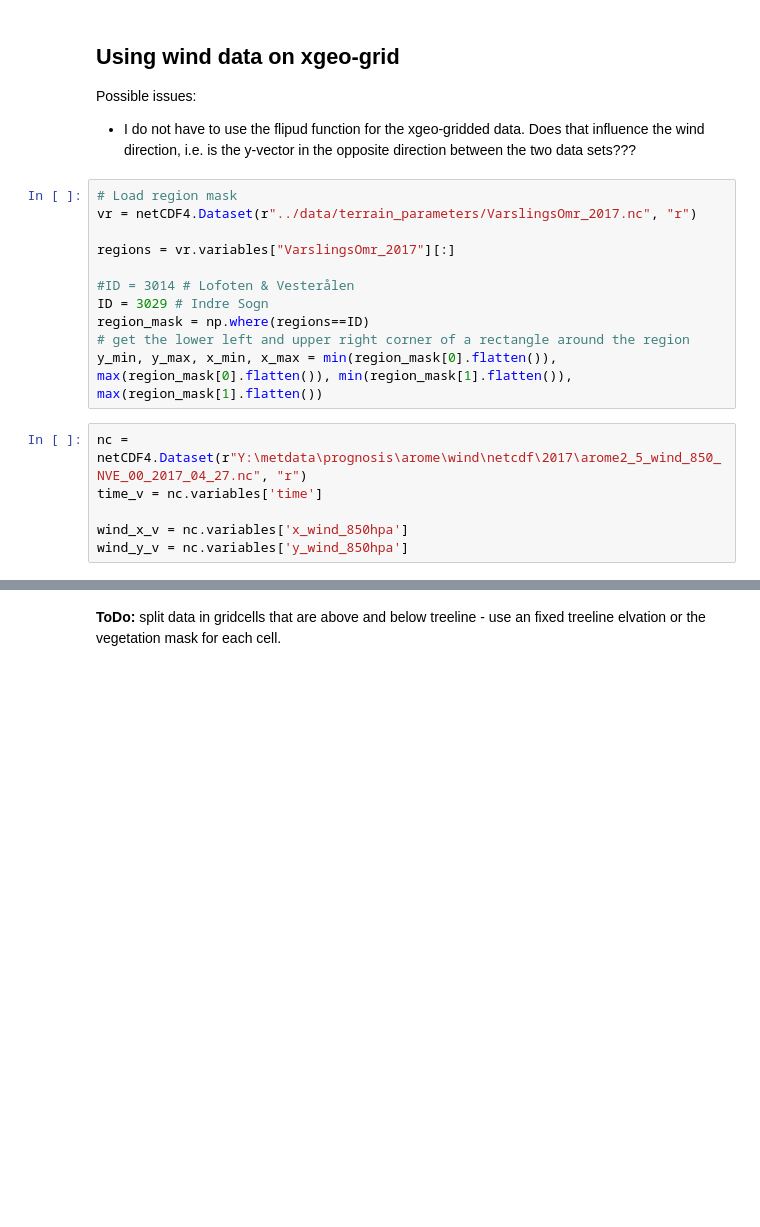
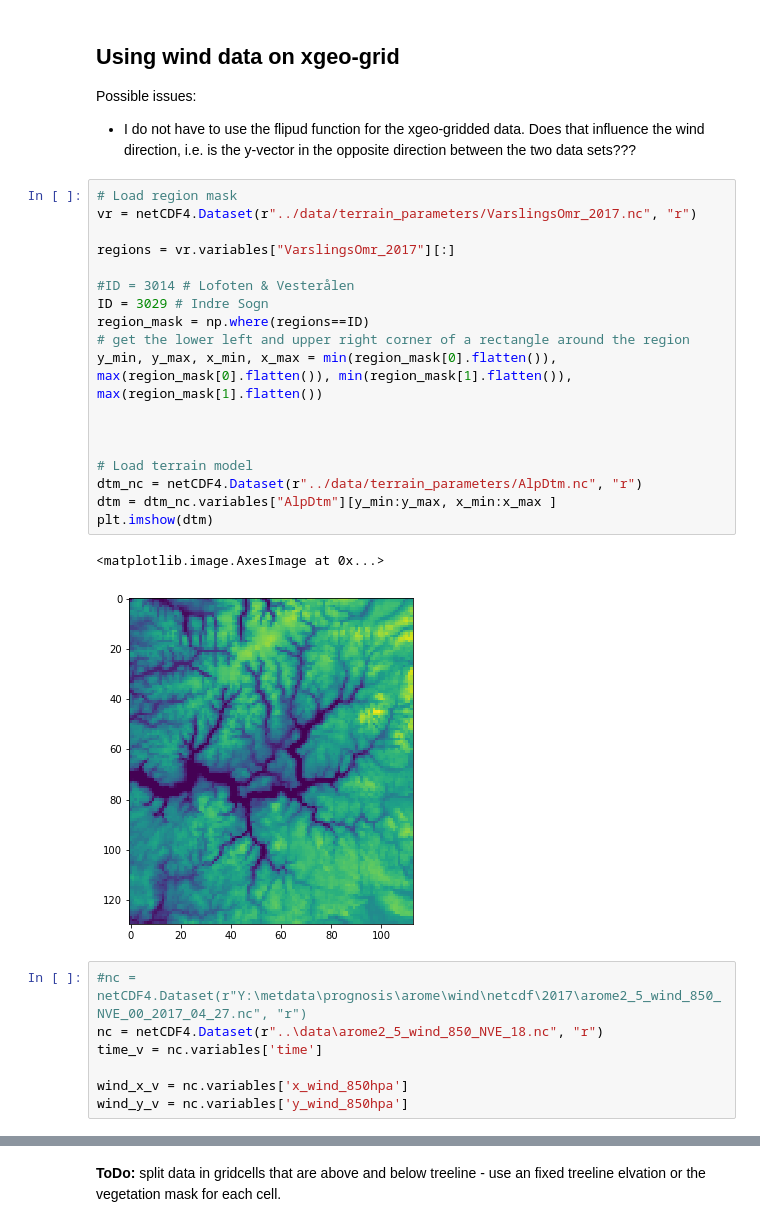
Before and after one commit to kmunve/APS, a Jupyter notebook: aps/notebooks/regional_wind_distribution.ipynb, the cells around one changed output, grey strips where cells are left out. Drawn from its saved outputs; the diff is of its cells as text; blank space fills up the shorter version.

```diff
--- a/aps/notebooks/regional_wind_distribution.ipynb
+++ b/aps/notebooks/regional_wind_distribution.ipynb
@@ -623,16 +623,27 @@ Possible issues:
 # %%
 # Load region mask
 vr = netCDF4.Dataset(r"../data/terrain_parameters/VarslingsOmr_2017.nc", "r")
 
 regions = vr.variables["VarslingsOmr_2017"][:]
 
 #ID = 3014 # Lofoten & Vesterålen
 ID = 3029 # Indre Sogn
 region_mask = np.where(regions==ID)
 # get the lower left and upper right corner of a rectangle around the region
 y_min, y_max, x_min, x_max = min(region_mask[0].flatten()), max(region_mask[0].flatten()), min(region_mask[1].flatten()), max(region_mask[1].flatten())
+
+
+
+# Load terrain model
+dtm_nc = netCDF4.Dataset(r"../data/terrain_parameters/AlpDtm.nc", "r")
+dtm = dtm_nc.variables["AlpDtm"][y_min:y_max, x_min:x_max ]
+plt.imshow(dtm)
+# %% [output]
+<matplotlib.image.AxesImage at 0x...>
+[figure, added]
 # %%
-nc = netCDF4.Dataset(r"Y:\metdata\prognosis\arome\wind\netcdf\2017\arome2_5_wind_850_NVE_00_2017_04_27.nc", "r")
+#nc = netCDF4.Dataset(r"Y:\metdata\prognosis\arome\wind\netcdf\2017\arome2_5_wind_850_NVE_00_2017_04_27.nc", "r")
+nc = netCDF4.Dataset(r"..\data\arome2_5_wind_850_NVE_18.nc", "r")
 time_v = nc.variables['time']
 
 wind_x_v = nc.variables['x_wind_850hpa']
```
Also changed, not shown: parts of 4 cells of this notebook, 3 other files.
